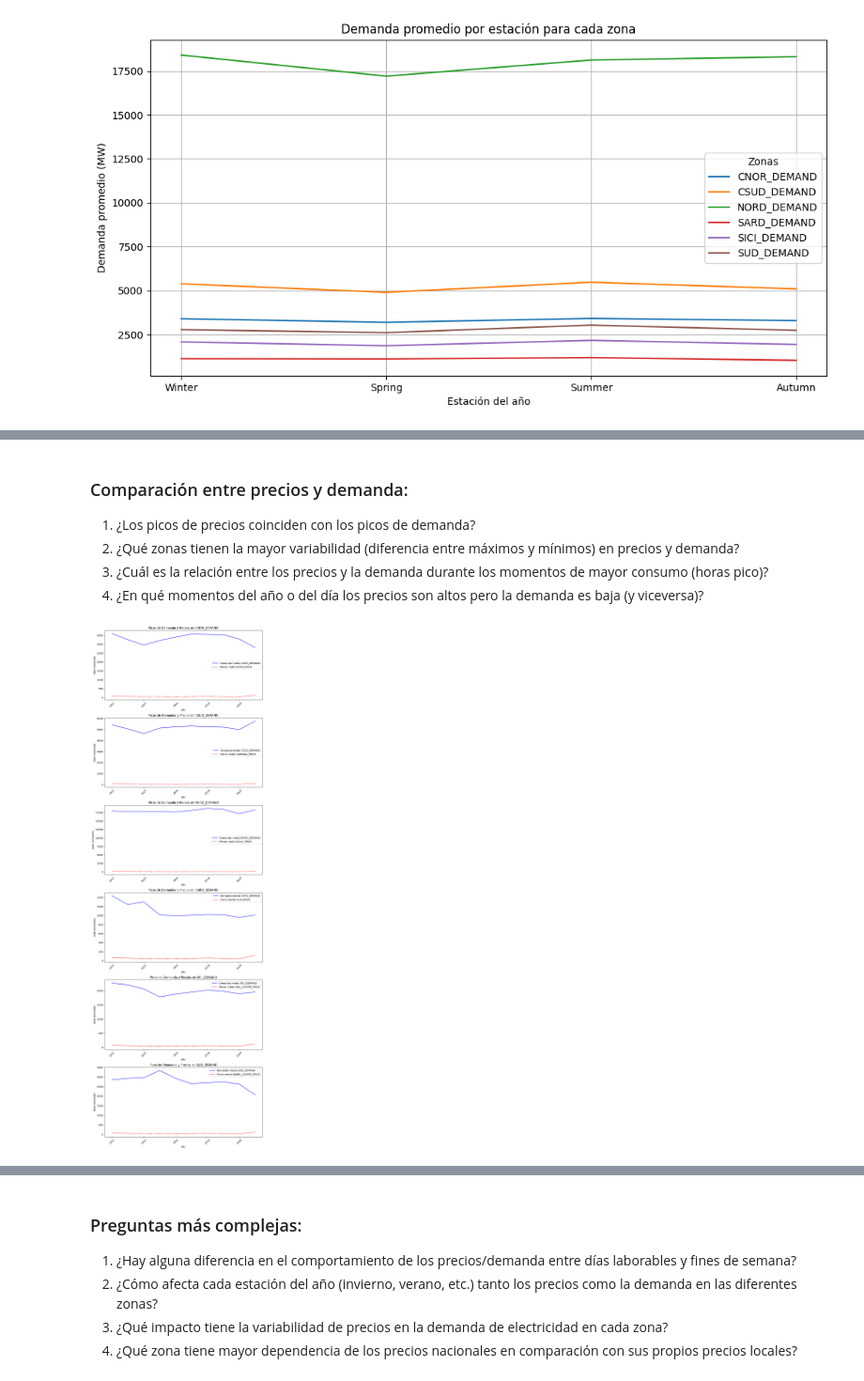
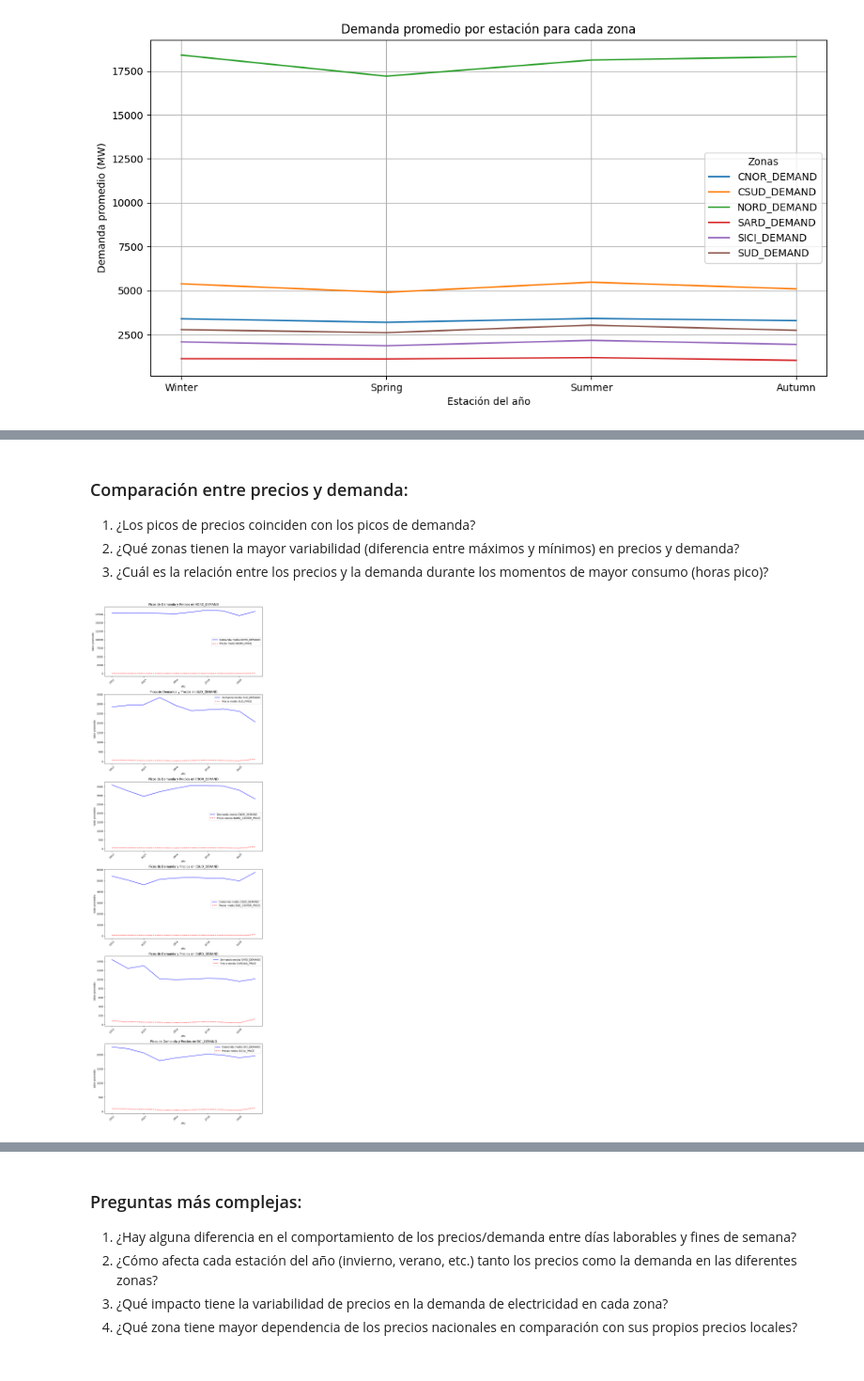
Before and after one commit to geobest7/datatone-escuela-musk-hackathon-datos-mercado-electrico-italiano, a Jupyter notebook: 2_DEMANDA_PRECIOS.ipynb, the cells around one changed output, grey strips where cells are left out. Shown at 94% size. Drawn from its saved outputs; the diff is of its cells as text; code cells hidden in the pictures.

```diff
--- a/2_DEMANDA_PRECIOS.ipynb
+++ b/2_DEMANDA_PRECIOS.ipynb
@@ -18,6 +18,7 @@ import seaborn as sns
 # vamos a cargar el nuevo dataframe cargado en el csv DEMANDA_PRECIOS.csv
 
 df = pd.read_csv('datasets_limpiados/DEMANDA_PRECIOS.csv')
+df['DATE'] = pd.to_datetime(df['DATE'], errors='coerce')
 print(df.info())
 print(df.head())
 # %% [output]
@@ -631,26 +631,3 @@ SARD_DEMAND                     Autumn     1019.321659
 SICI_DEMAND                     Spring     1849.101356
 SUD_DEMAND                      Spring     2595.681872
 [figure]
-# %%
-# PREGUNTA 6 ¿Existe una correlación entre la demanda de electricidad y los precios?
-
-# Crear una lista para almacenar las correlaciones
-correlaciones = []
-
-# Iterar sobre las zonas de demanda y precios
-for zona_demanda, zona_precio in zip(zonas_demanda, zonas_precio):
-    # Extraer los valores de demanda y precios para cada zona
-    demanda = df[zona_demanda]
-    precios = df[zona_precio]
-
-    # Calcular la correlación entre la demanda y los precios
-    correlacion = demanda.corr(precios)
-
-    # Almacenar la correlación en la lista
-    correlaciones.append((zona_demanda, correlacion))
-
-# Convertir la lista de correlaciones en un DataFrame
-correlaciones_df = pd.DataFrame(correlaciones, columns=['Zona de Demanda', 'Correlación'])
-
-# Mostrar las correlaciones
-print(correlaciones_df)
@@ -692,36 +636,47 @@ Passing `palette` without assigning `hue` is deprecated and will be removed in v
 1.	¿Los picos de precios coinciden con los picos de demanda?
 2.	¿Qué zonas tienen la mayor variabilidad (diferencia entre máximos y mínimos) en precios y demanda?
 3.	¿Cuál es la relación entre los precios y la demanda durante los momentos de mayor consumo (horas pico)?
-4.	¿En qué momentos del año o del día los precios son altos pero la demanda es baja (y viceversa)?
 # %%
 # PREGUNTA 1 ¿Los picos de precios coinciden con los picos de demanda?
 
+# Crear un diccionario que mapea cada zona de demanda con la zona de precio correspondiente
+zonas_correspondientes = {
+    "NORD_DEMAND": "NORD_PRICE",
+    "SUD_DEMAND": "SUD_PRICE",
+    "CNOR_DEMAND": "NORD_CENTER_PRICE",
+    "CSUD_DEMAND": "SUD_CENTER_PRICE",
+    "SARD_DEMAND": "SARDINA_PRICE",
+    "SICI_DEMAND": "SICILY_PRICE"
+}
+
 # Crear una figura y subgráficas
-fig, axes = plt.subplots(nrows=len(zonas_demanda), ncols=1, figsize=(10, 5 * len(zonas_demanda)))
+fig, axes = plt.subplots(nrows=len(zonas_correspondientes), ncols=1, figsize=(10, 5 * len(zonas_correspondientes)))
 
 # Asegurarse de que 'axes' es una lista, incluso si hay solo un gráfico
-if len(zonas_demanda) == 1:
+if len(zonas_correspondientes) == 1:
     axes = [axes]
 
 # Iterar sobre las zonas para crear los gráficos
-for i, (zona_demanda, zona_precio) in enumerate(zip(zonas_demanda, zonas_precio)):
+for i, zona_demanda in enumerate(zonas_correspondientes.keys()):
+    zona_precio = zonas_correspondientes[zona_demanda]  # Obtener la zona de precio correspondiente
+
     # Calcular la media por año para cada zona de demanda y precios
     demanda_media_anual = df.groupby('YEAR')[zona_demanda].mean()
     precio_media_anual = df.groupby('YEAR')[zona_precio].mean()
 
     # Crear el gráfico para cada zona
     axes[i].plot(demanda_media_anual.index, demanda_media_anual, label=f'Demanda media {zona_demanda}', color='blue')
     axes[i].plot(precio_media_anual.index, precio_media_anual, label=f'Precio medio {zona_precio}', color='red', linestyle='--')
 
     # Etiquetas y título
     axes[i].set_title(f'Picos de Demanda y Precios en {zona_demanda}')
     axes[i].set_xlabel('Año')
     axes[i].set_ylabel('Valor promedio')
     axes[i].legend()
     axes[i].tick_params(axis='x', rotation=45)
 
 # Ajustar el espacio entre subgráficas y mostrar
 plt.tight_layout()
 plt.show()
 # %% [output]
-[figure, old version]
+[figure, new version]
```
Also changed, not shown: parts of 25 cells of this notebook, 14 other files.
